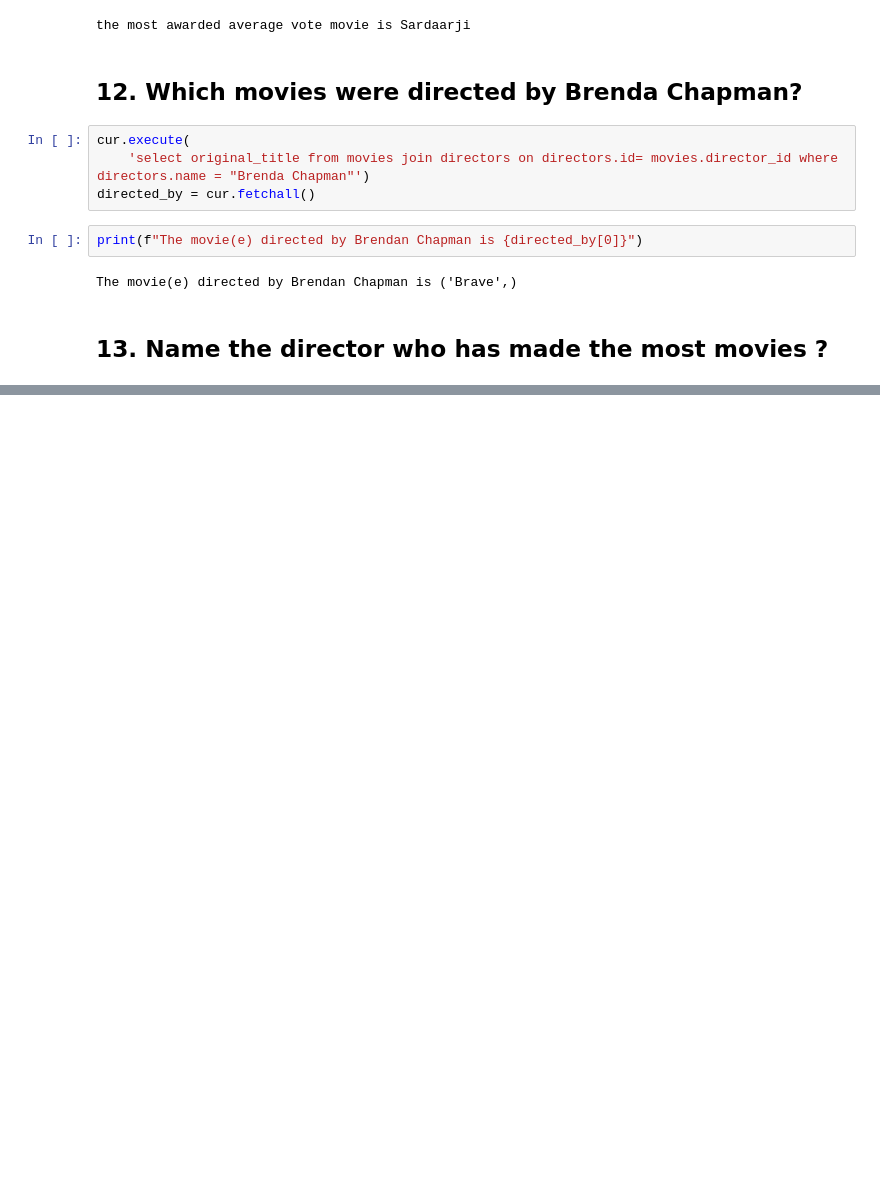
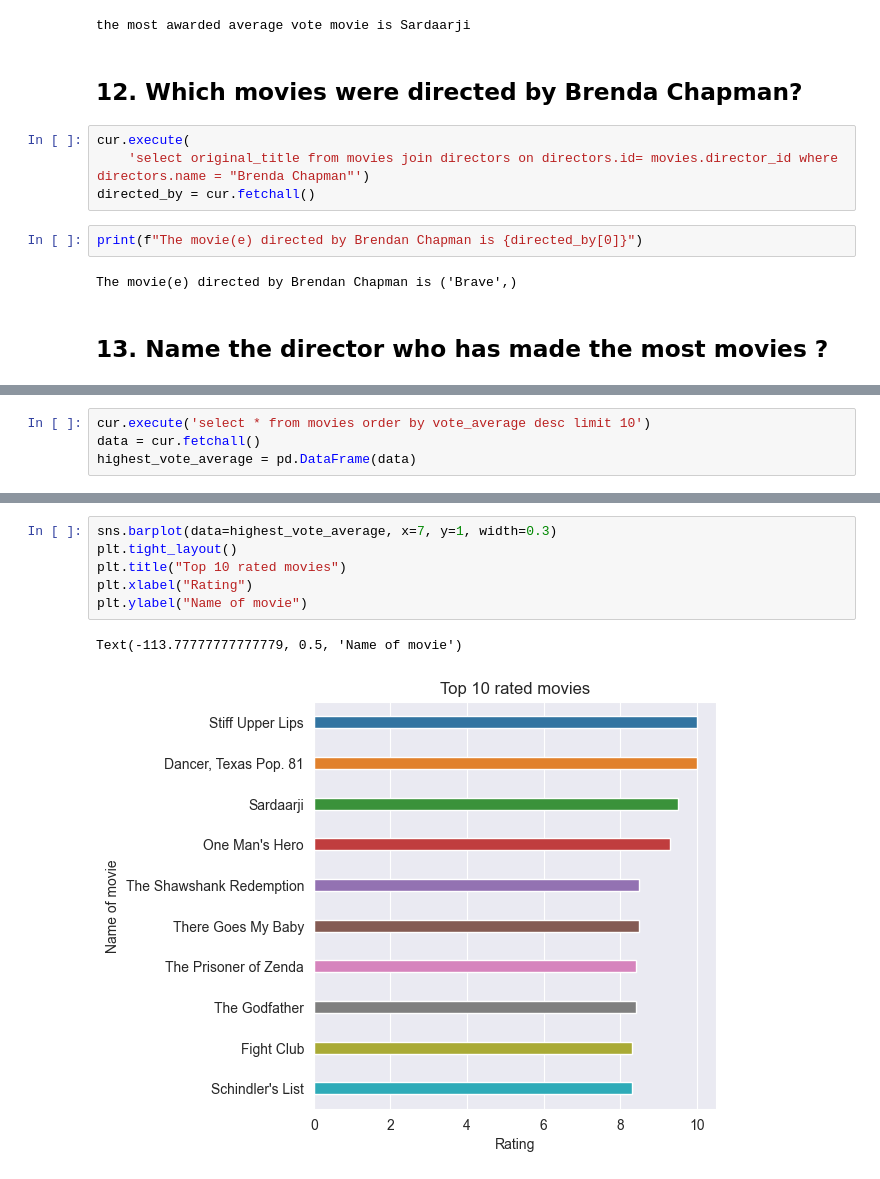
Before and after one commit to mihirh19/Imdb-dataset-analysis, a Jupyter notebook: imdb.ipynb, the cells around one changed output, grey strips where cells are left out. Cells and saved outputs as stored; diff of their text form; blank space fills up the shorter version.

```diff
--- a/imdb.ipynb
+++ b/imdb.ipynb
@@ -222,0 +305,4 @@ The movie(e) directed by Brendan Chapman is ('Brave',)
+# %%
+cur.execute('select * from movies order by vote_average desc limit 10')
+data = cur.fetchall()
+highest_vote_average = pd.DataFrame(data)
@@ -222,0 +323,9 @@ The movie(e) directed by Brendan Chapman is ('Brave',)
+# %%
+sns.barplot(data=highest_vote_average, x=7, y=1, width=0.3)
+plt.tight_layout()
+plt.title("Top 10 rated movies")
+plt.xlabel("Rating")
+plt.ylabel("Name of movie")
+# %% [output]
+Text(-113.77777777777779, 0.5, 'Name of movie')
+[figure, added]
```
Also changed, not shown: parts of 18 cells of this notebook.
